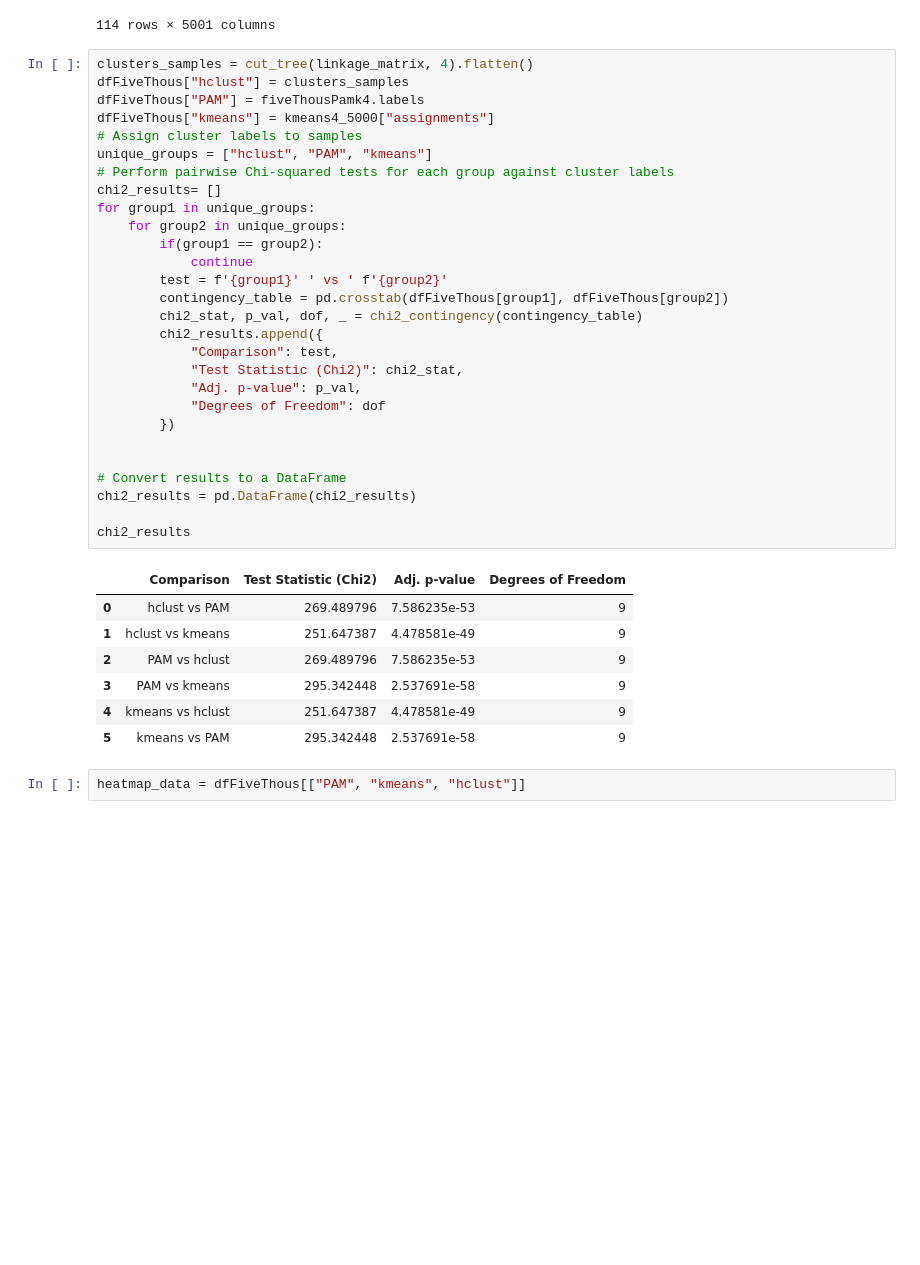
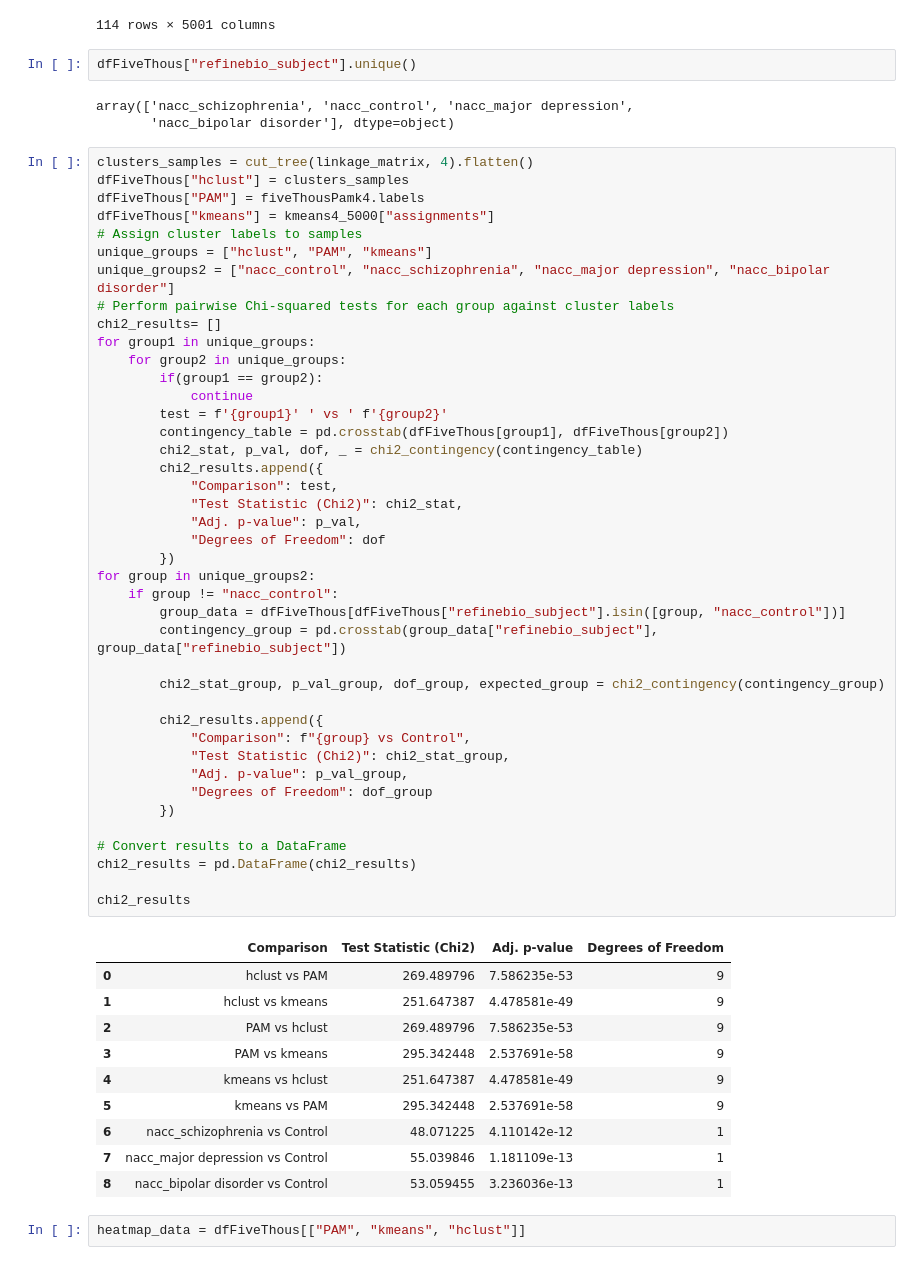
Before and after one commit to ShlokNangia24/CGS4144-Project, a Jupyter notebook: Assignment3.ipynb, the cells around one changed output. Drawn from its saved outputs; the diff is of its cells as text; blank space fills up the shorter version.

```diff
--- a/Assignment3.ipynb
+++ b/Assignment3.ipynb
@@ -352,6 +352,11 @@ dfFiveThous
 | SRR3438904 | 5.0 | 3.0 | 5.0 | 4.0 | 2.0 | 7.0 | 5.0 | 4.0 | 7.0 | 5.0 | ... | ... |
 | SRR3438905 | 6.0 | 5.0 | 6.0 | 6.0 | 2.0 | 5.0 | 6.0 | 6.0 | 6.0 | 6.0 | ... | ... |
 114 rows × 5001 columns
+# %%
+dfFiveThous["refinebio_subject"].unique()
+# %% [output]
+array(['nacc_schizophrenia', 'nacc_control', 'nacc_major depression',
+       'nacc_bipolar disorder'], dtype=object)
 # %%
 clusters_samples = cut_tree(linkage_matrix, 4).flatten()
 dfFiveThous["hclust"] = clusters_samples
@@ -359,35 +364,51 @@ dfFiveThous["PAM"] = fiveThousPamk4.labels
 dfFiveThous["kmeans"] = kmeans4_5000["assignments"]
 # Assign cluster labels to samples
 unique_groups = ["hclust", "PAM", "kmeans"]
+unique_groups2 = ["nacc_control", "nacc_schizophrenia", "nacc_major depression", "nacc_bipolar disorder"]
 # Perform pairwise Chi-squared tests for each group against cluster labels
 chi2_results= []
 for group1 in unique_groups:
     for group2 in unique_groups:
         if(group1 == group2):
             continue
         test = f'{group1}' ' vs ' f'{group2}'
         contingency_table = pd.crosstab(dfFiveThous[group1], dfFiveThous[group2])
         chi2_stat, p_val, dof, _ = chi2_contingency(contingency_table)
         chi2_results.append({
             "Comparison": test,
             "Test Statistic (Chi2)": chi2_stat,
             "Adj. p-value": p_val,
             "Degrees of Freedom": dof
         })
+for group in unique_groups2:
+    if group != "nacc_control":
+        group_data = dfFiveThous[dfFiveThous["refinebio_subject"].isin([group, "nacc_control"])]
+        contingency_group = pd.crosstab(group_data["refinebio_subject"], group_data["refinebio_subject"])
 
+        chi2_stat_group, p_val_group, dof_group, expected_group = chi2_contingency(contingency_group)
+
+        chi2_results.append({
+            "Comparison": f"{group} vs Control",
+            "Test Statistic (Chi2)": chi2_stat_group,
+            "Adj. p-value": p_val_group,
+            "Degrees of Freedom": dof_group
+        })
 
 # Convert results to a DataFrame
 chi2_results = pd.DataFrame(chi2_results)
 
 chi2_results
 # %% [output]
 |  | Comparison | Test Statistic (Chi2) | Adj. p-value | Degrees of Freedom |
 | 0 | hclust vs PAM | 269.489796 | 7.586235e-53 | 9 |
 | 1 | hclust vs kmeans | 251.647387 | 4.478581e-49 | 9 |
 | 2 | PAM vs hclust | 269.489796 | 7.586235e-53 | 9 |
 | 3 | PAM vs kmeans | 295.342448 | 2.537691e-58 | 9 |
 | 4 | kmeans vs hclust | 251.647387 | 4.478581e-49 | 9 |
 | 5 | kmeans vs PAM | 295.342448 | 2.537691e-58 | 9 |
+| 6 | nacc_schizophrenia vs Control | 48.071225 | 4.110142e-12 | 1 |
+| 7 | nacc_major depression vs Control | 55.039846 | 1.181109e-13 | 1 |
+| 8 | nacc_bipolar disorder vs Control | 53.059455 | 3.236036e-13 | 1 |
 # %%
 heatmap_data = dfFiveThous[["PAM", "kmeans", "hclust"]]
 # %%
```
Also changed, not shown: parts of 7 cells of this notebook, 1 other file.
